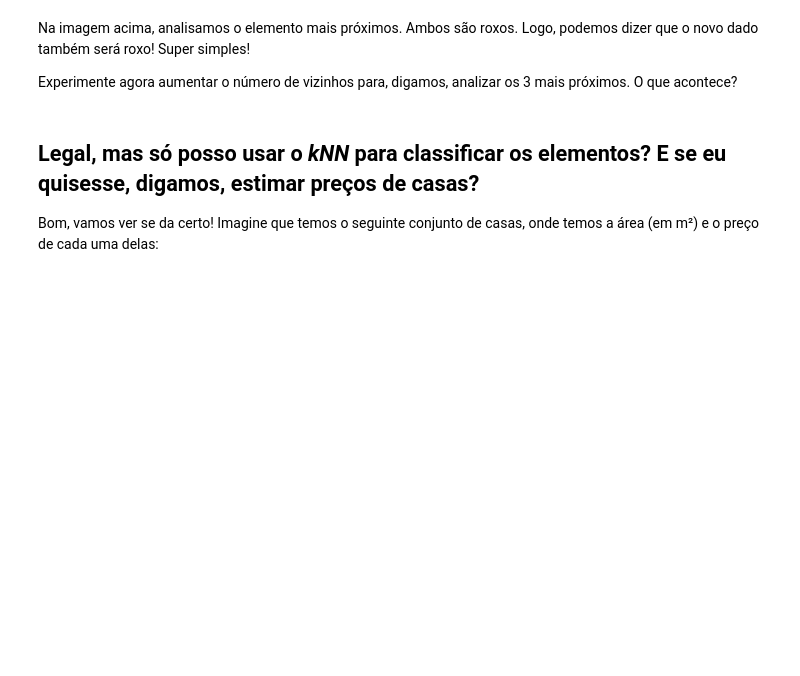
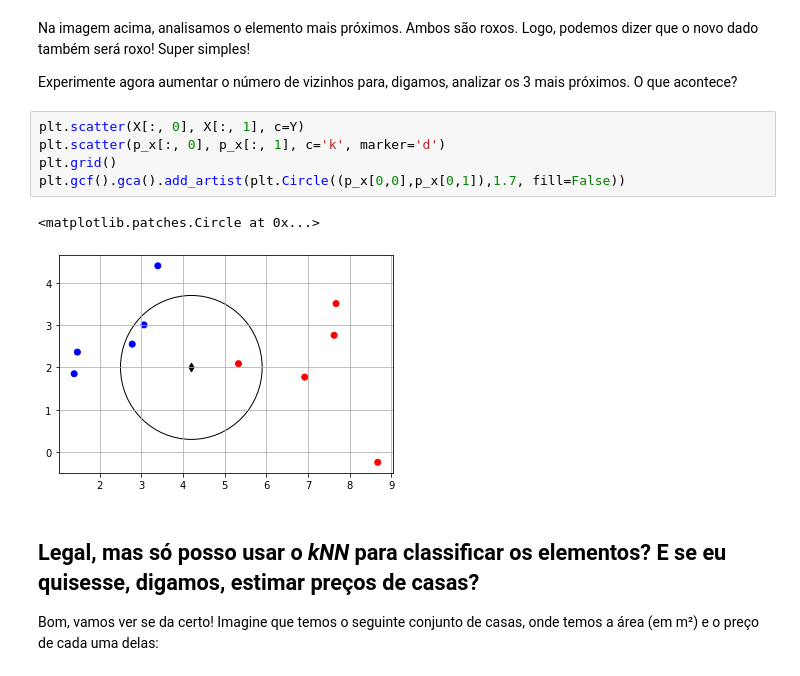
Before and after one commit to InsightLab/imersao-ciencia-de-dados, a Jupyter notebook: 2019/02-Fundamentos_Aprendizado_de_Maquina/Introdução à Aprendizagem de Máquinas e KNN.ipynb, the cells around one changed output. Cells and saved outputs as stored; diff of their text form; blank space fills up the shorter version.

```diff
--- a/2019/02-Fundamentos_Aprendizado_de_Maquina/Introdução à Aprendizagem de Máquinas e KNN.ipynb
+++ b/2019/02-Fundamentos_Aprendizado_de_Maquina/Introdução à Aprendizagem de Máquinas e KNN.ipynb
@@ -169,6 +169,14 @@ plt.gcf().gca().add_artist(plt.Circle((p_x[0,0],p_x[0,1]),1.2, fill=False))
 Na imagem acima, analisamos o elemento mais próximos. Ambos são roxos. Logo, podemos dizer que o novo dado também será roxo! Super simples!
 
 Experimente agora aumentar o número de vizinhos para, digamos, analizar os 3 mais próximos. O que acontece?
+# %%
+plt.scatter(X[:, 0], X[:, 1], c=Y)
+plt.scatter(p_x[:, 0], p_x[:, 1], c='k', marker='d')
+plt.grid()
+plt.gcf().gca().add_artist(plt.Circle((p_x[0,0],p_x[0,1]),1.7, fill=False))
+# %% [output]
+<matplotlib.patches.Circle at 0x...>
+[figure, added]
 # %% [markdown]
 ## Legal, mas só posso usar o *kNN* para classificar os elementos? E se eu quisesse, digamos, estimar preços de casas?
 
```
Also changed, not shown: parts of 7 cells of this notebook.
